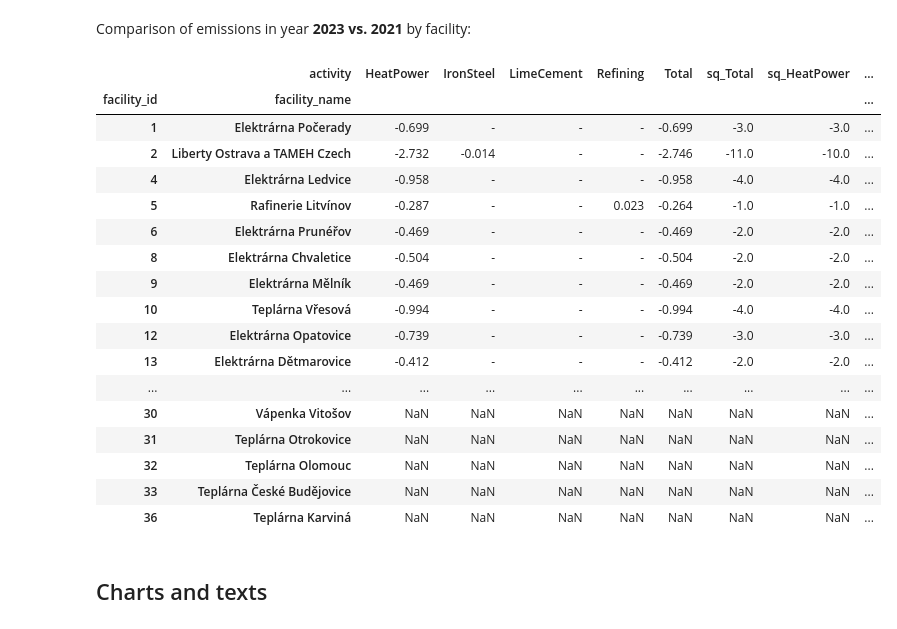
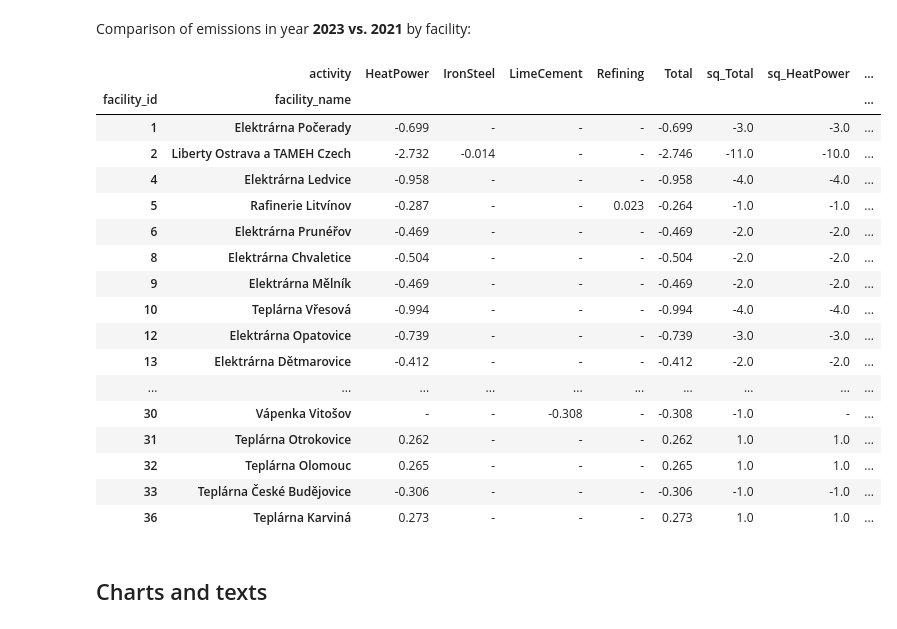
Before and after one commit to faktaoklimatu/data-analysis, a Jupyter notebook: notebooks/emissions-top-30-cr-emitters.ipynb, the cells around one changed output. Drawn from its saved outputs; the diff is of its cells as text; code cells hidden in the pictures.

Commit message:
Fill unmatched rows with zeros in comparison table

```diff
--- a/notebooks/emissions-top-30-cr-emitters.ipynb
+++ b/notebooks/emissions-top-30-cr-emitters.ipynb
@@ -261,36 +261,36 @@ Markdown(f"Comparison of emissions in year **{YEAR} vs. {COMPARISON_YEAR}** by f
 # %% [output]
 Comparison of emissions in year **2023 vs. 2021** by facility:
 # %%
-diff_df = current_year_squares_df.subtract(comparison_year_squares_df)
+diff_df = current_year_squares_df.subtract(comparison_year_squares_df, fill_value=0)
 
 # Filter out items with no difference
 zero_condition = diff_df["sq_Total"] == 0
 for square_type in SquareTypes:
     if square_type not in diff_df.columns:
         continue
     zero_condition &= diff_df[f"sq_{square_type.value}"] == 0
 
 # Replace zeros for legibility.
 diff_df[~zero_condition].replace(0, "-")
 # %% [output]
 |  | activity | HeatPower | IronSteel | LimeCement | Refining | Total | sq_Total | sq_HeatPower | ... |
 | facility_id | facility_name |  |  |  |  |  |  |  | ... |
 | 1 | Elektrárna Počerady | -0.699 | - | - | - | -0.699 | -3.0 | -3.0 | ... |
 | 2 | Liberty Ostrava a TAMEH Czech | -2.732 | -0.014 | - | - | -2.746 | -11.0 | -10.0 | ... |
 | 4 | Elektrárna Ledvice | -0.958 | - | - | - | -0.958 | -4.0 | -4.0 | ... |
 | 5 | Rafinerie Litvínov | -0.287 | - | - | 0.023 | -0.264 | -1.0 | -1.0 | ... |
 | 6 | Elektrárna Prunéřov | -0.469 | - | - | - | -0.469 | -2.0 | -2.0 | ... |
 | 8 | Elektrárna Chvaletice | -0.504 | - | - | - | -0.504 | -2.0 | -2.0 | ... |
 | 9 | Elektrárna Mělník | -0.469 | - | - | - | -0.469 | -2.0 | -2.0 | ... |
 | 10 | Teplárna Vřesová | -0.994 | - | - | - | -0.994 | -4.0 | -4.0 | ... |
 | 12 | Elektrárna Opatovice | -0.739 | - | - | - | -0.739 | -3.0 | -3.0 | ... |
 | 13 | Elektrárna Dětmarovice | -0.412 | - | - | - | -0.412 | -2.0 | -2.0 | ... |
 | ... | ... | ... | ... | ... | ... | ... | ... | ... | ... |
-| 30 | Vápenka Vitošov | NaN | NaN | NaN | NaN | NaN | NaN | NaN | ... |
-| 31 | Teplárna Otrokovice | NaN | NaN | NaN | NaN | NaN | NaN | NaN | ... |
-| 32 | Teplárna Olomouc | NaN | NaN | NaN | NaN | NaN | NaN | NaN | ... |
-| 33 | Teplárna České Budějovice | NaN | NaN | NaN | NaN | NaN | NaN | NaN | ... |
-| 36 | Teplárna Karviná | NaN | NaN | NaN | NaN | NaN | NaN | NaN | ... |
+| 30 | Vápenka Vitošov | - | - | -0.308 | - | -0.308 | -1.0 | - | ... |
+| 31 | Teplárna Otrokovice | 0.262 | - | - | - | 0.262 | 1.0 | 1.0 | ... |
+| 32 | Teplárna Olomouc | 0.265 | - | - | - | 0.265 | 1.0 | 1.0 | ... |
+| 33 | Teplárna České Budějovice | -0.306 | - | - | - | -0.306 | -1.0 | -1.0 | ... |
+| 36 | Teplárna Karviná | 0.273 | - | - | - | 0.273 | 1.0 | 1.0 | ... |
 # %% [markdown]
 ## Charts and texts
 # %%
```
